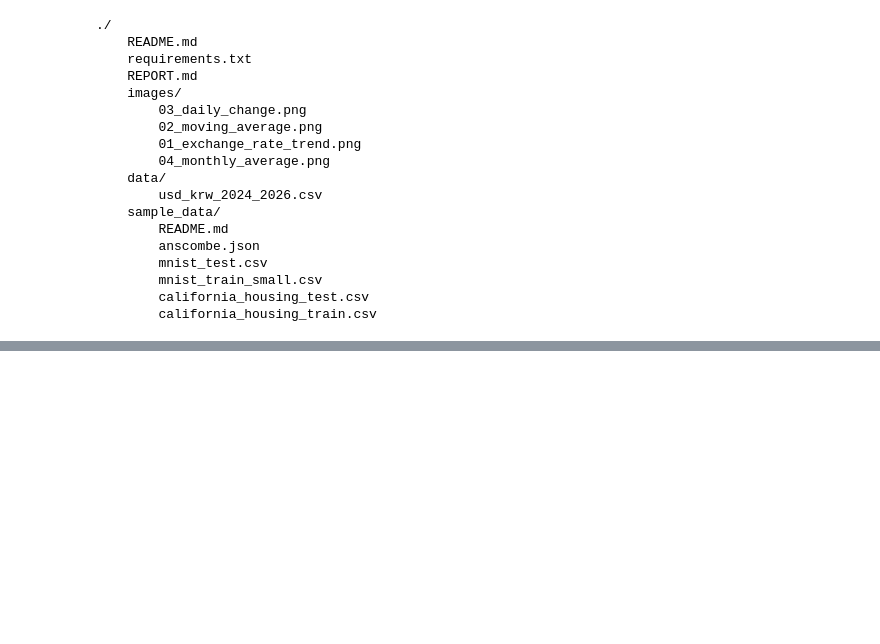
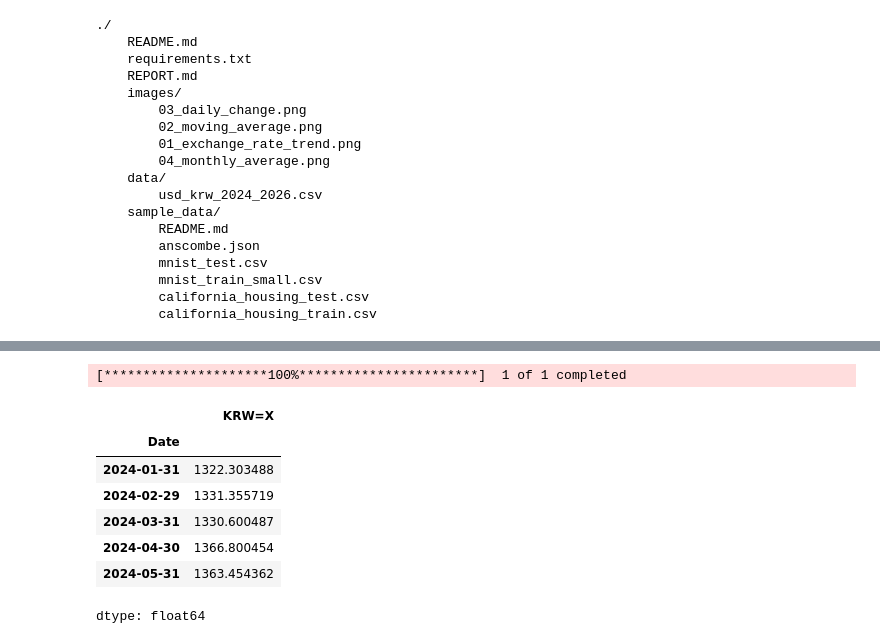
Before and after one commit to kimblessing22-commits/usd-krw-time-series-analysis, a Jupyter notebook: analysis.ipynb, the cells around one changed output, grey strips where cells are left out. Cells and saved outputs as stored; diff of their text form; code cells hidden in the pictures; blank space fills up the shorter version.

```diff
--- a/analysis.ipynb
+++ b/analysis.ipynb
@@ -831,0 +877,34 @@ for root, dirs, files in os.walk("."):
+# %%
+import os
+os.makedirs("images", exist_ok=True)
+import yfinance as yf
+import pandas as pd
+import matplotlib.pyplot as plt
+from statsmodels.tsa.seasonal import seasonal_decompose
+
+# 데이터 다시 불러오기
+df = yf.download(
+    "KRW=X",
+    start="2024-01-01",
+    end="2026-10-01",
+    interval="1d"
+)
+
+# Close 데이터 추출
+close = df["Close"]["KRW=X"]
+
+# 월평균 계산
+monthly_avg = close.resample("ME").mean()
+
+# 확인
+monthly_avg.head()
+# %% [output]
+[*********************100%***********************]  1 of 1 completed
+|  | KRW=X |
+| Date |  |
+| 2024-01-31 | 1322.303488 |
+| 2024-02-29 | 1331.355719 |
+| 2024-03-31 | 1330.600487 |
+| 2024-04-30 | 1366.800454 |
+| 2024-05-31 | 1363.454362 |
+dtype: float64
```
Also changed, not shown: parts of 12 cells of this notebook, 9 other files.
